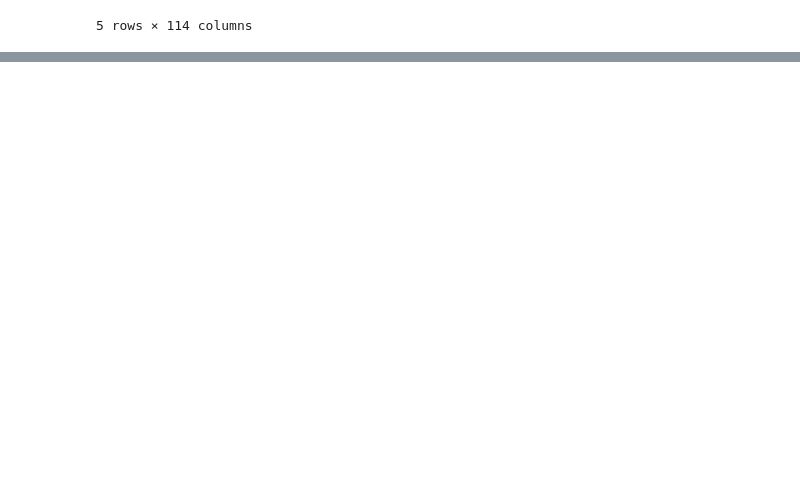
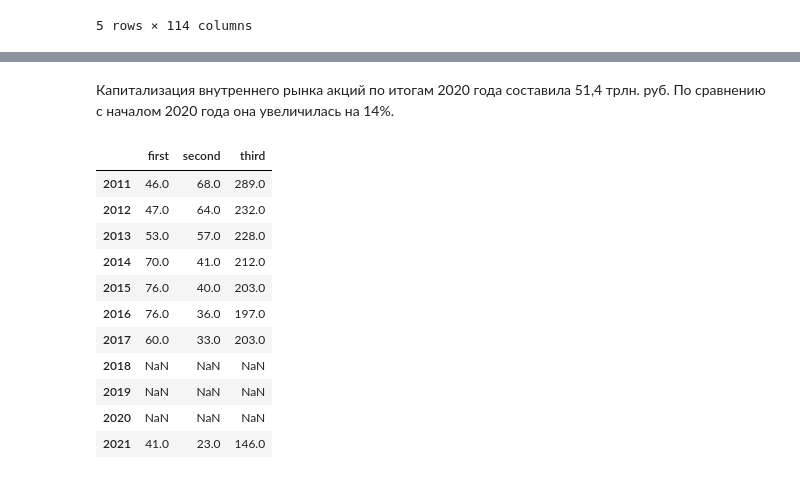
Before and after one commit to kostya-gh/stocks_prediction, a Jupyter notebook: market_cap.ipynb, the cells around one changed output, grey strips where cells are left out. Drawn from its saved outputs; the diff is of its cells as text; code cells hidden in the pictures; blank space fills up the shorter version.

```diff
--- a/market_cap.ipynb
+++ b/market_cap.ipynb
@@ -29,0 +68,21 @@ gdp = np.array([60.1140008384141, 62.2719776967259, 64.2731509597493, 66.2433553
+# %% [markdown]
+  Капитализация внутреннего рынка акций по итогам 2020 года составила 51,4 трлн. руб. По сравнению с началом 2020 года она увеличилась на 14%.
+# %%
+emitents = pd.DataFrame({'first': [46, 47, 53, 70, 76, 76, 60, np.nan, np.nan, np.nan, 41],
+                         'second': [68, 64, 57, 41, 40, 36, 33, np.nan, np.nan, np.nan, 23],
+                         'third': [289, 232, 228, 212, 203, 197, 203, np.nan, np.nan, np.nan, 146],
+                         }, index=range(2011, 2022))
+emitents
+# %% [output]
+|  | first | second | third |
+| 2011 | 46.0 | 68.0 | 289.0 |
+| 2012 | 47.0 | 64.0 | 232.0 |
+| 2013 | 53.0 | 57.0 | 228.0 |
+| 2014 | 70.0 | 41.0 | 212.0 |
+| 2015 | 76.0 | 40.0 | 203.0 |
+| 2016 | 76.0 | 36.0 | 197.0 |
+| 2017 | 60.0 | 33.0 | 203.0 |
+| 2018 | NaN | NaN | NaN |
+| 2019 | NaN | NaN | NaN |
+| 2020 | NaN | NaN | NaN |
+| 2021 | 41.0 | 23.0 | 146.0 |
```
Also changed, not shown: parts of 6 cells of this notebook.
